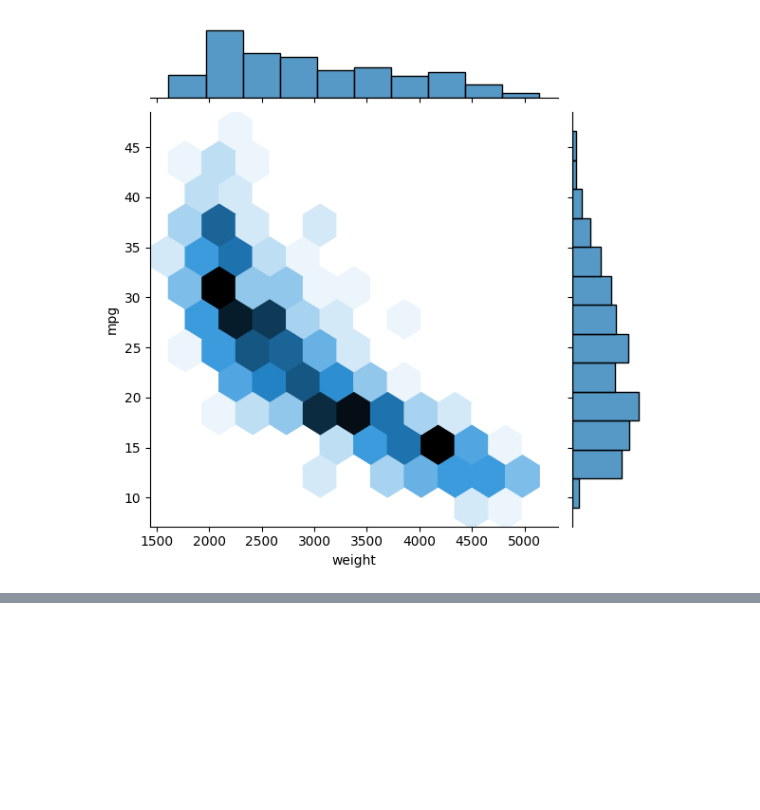
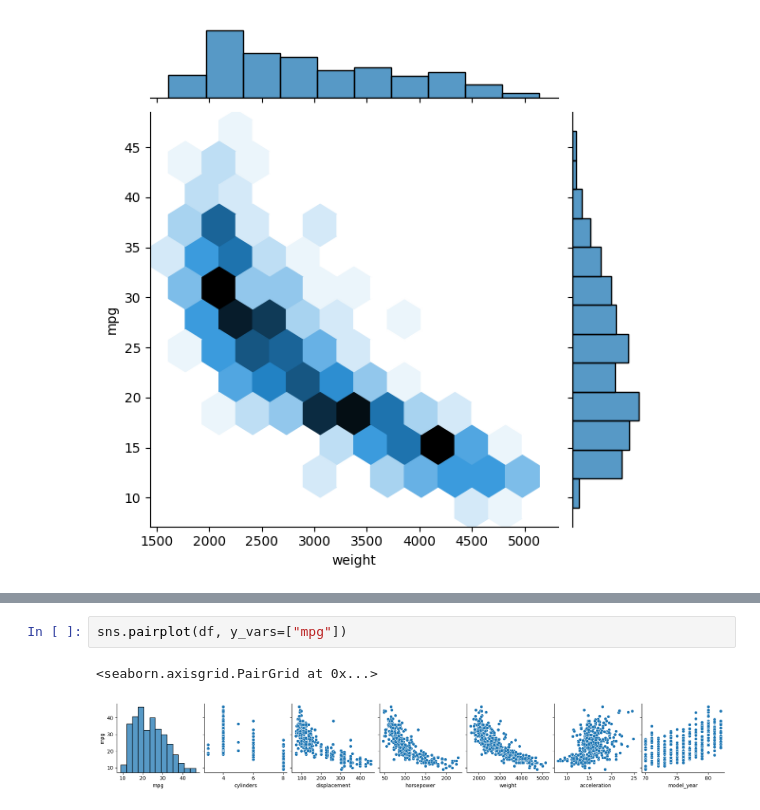
Before and after one commit to woorain20/2022-rainy, a Jupyter notebook: python/ds4e/pandas_variable.ipynb, the cells around one changed output, grey strips where cells are left out. Saved outputs shown, nothing was run; the diff lists cells and outputs as text; blank space fills up the shorter version.

```diff
--- a/python/ds4e/pandas_variable.ipynb
+++ b/python/ds4e/pandas_variable.ipynb
@@ -279,0 +318,5 @@ sns.jointplot(data=df, x="weight", y="mpg", kind="hex")
+# %%
+sns.pairplot(df, y_vars=["mpg"])
+# %% [output]
+<seaborn.axisgrid.PairGrid at 0x...>
+[figure, added]
```
Also changed, not shown: parts of 19 cells of this notebook.
